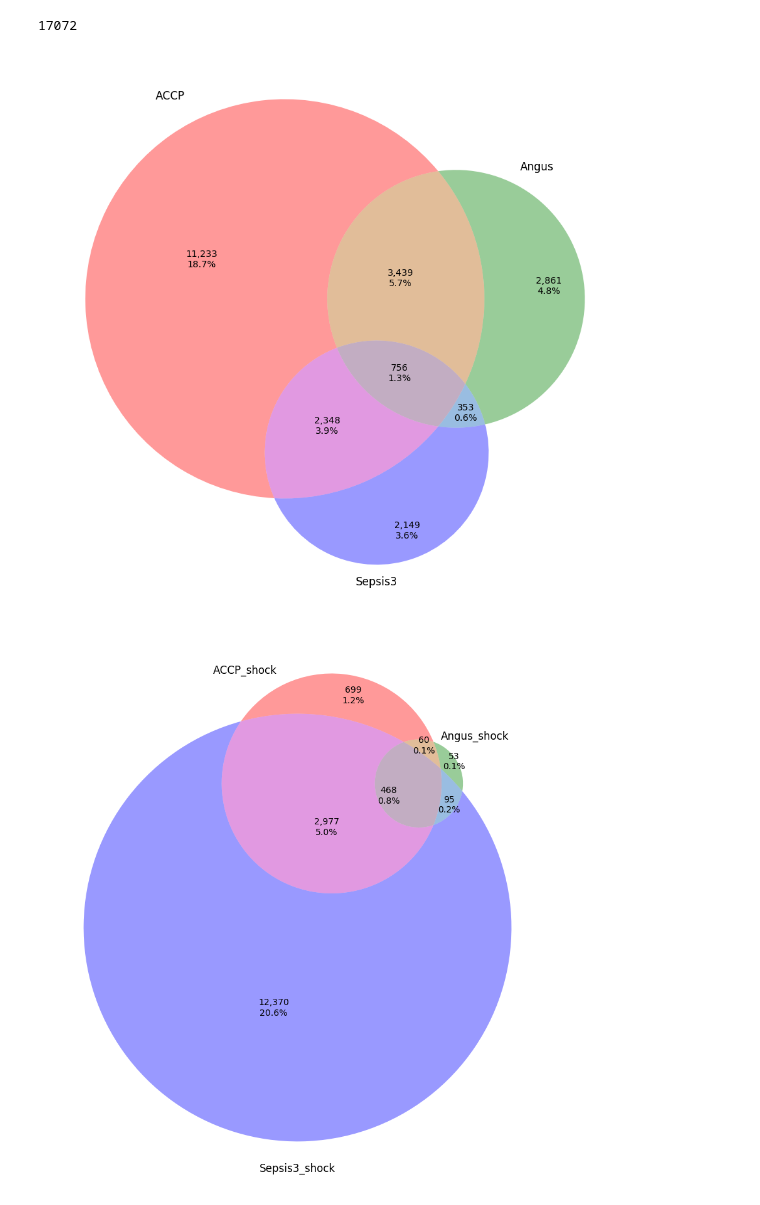
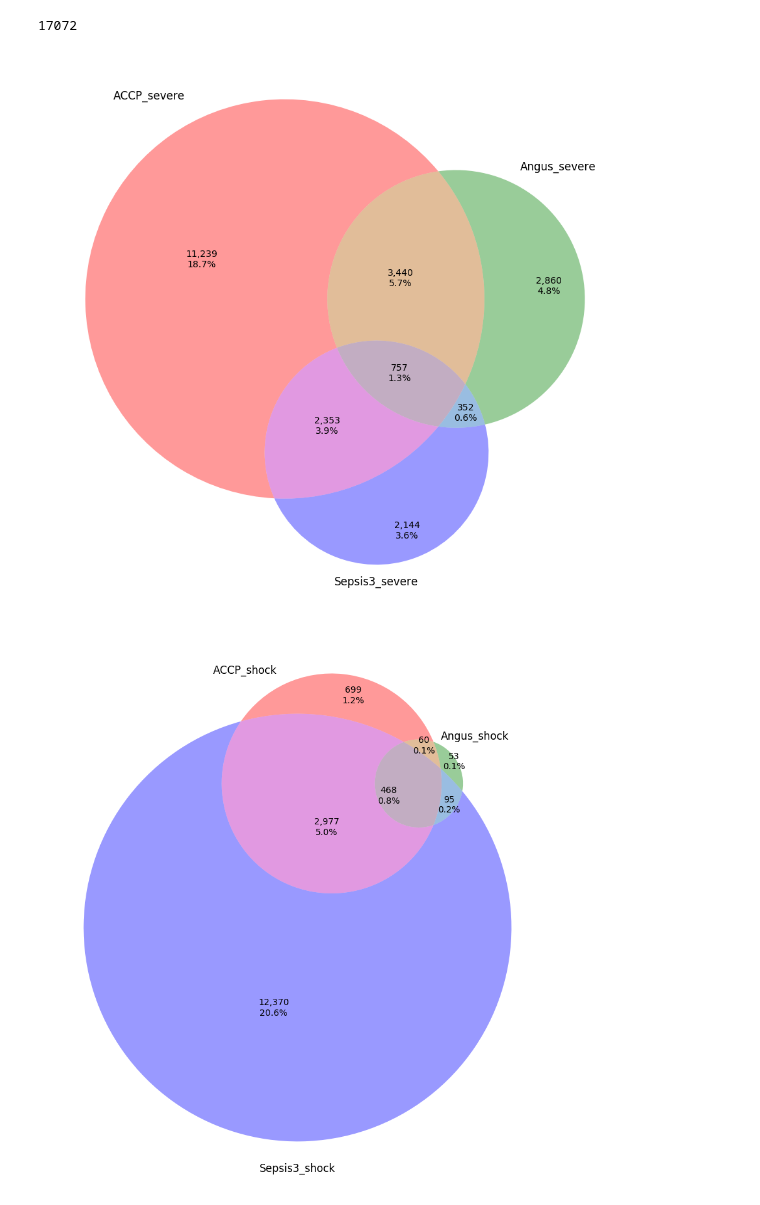
Before and after one commit to parisni/mimic, a Jupyter notebook: mimic3/ANGUS2013/sepsis.ipynb, the cells around one changed output. Cells and saved outputs as stored; diff of their text form; code cells hidden in the pictures.

```diff
--- a/mimic3/ANGUS2013/sepsis.ipynb
+++ b/mimic3/ANGUS2013/sepsis.ipynb
@@ -119,8 +119,8 @@ angus_shock = set(angus_shock['hadm_id'])
 # 2.a) 2 critères dans chap general et inflamatory
 # 2.b) 1 dans Soit organ disf SOIT tissue hypo SOIT émodynamique variable
 ## SEPSIS TOUT COURT: 2 crit dans general et inflamatory
-accp = get_data('SELECT distinct hadm_id FROM sepsis.accp_deliberation WHERE type = 2')
-accp_severe = set(accp['hadm_id'])
+accp_severe = get_data('SELECT distinct hadm_id FROM sepsis.accp_deliberation WHERE type = 2')
+accp_severe = set(accp_severe['hadm_id'])
 # %%
 #ACCP_SIMPLE
 # 1) dans infection icd9
@@ -164,14 +164,14 @@ sepsis3_shock = set(sepsis3_shock['hadm_id'])
 # %%
 import pylab as plt
 from matplotlib_venn import venn3
 plt.figure(figsize=[16,16])
 plt.rcParams.update({'font.size': 14})
-venn3([accp_severe, angus_severe, sepsis3_severe], ('ACCP', 'Angus', 'Sepsis3'),
+venn3([accp_severe, angus_severe, sepsis3_severe], ('ACCP_severe', 'Angus_severe', 'Sepsis3_severe'),
 subset_label_formatter=lambda x: '{:,}\n{:2.1f}%'.format(x, x*100.0/60000))
 plt.savefig('sepsis3-venn.png')
 plt.show()
 # %% [output]
-[figure, old version]
+[figure, new version]
 # %%
 import pylab as plt
 from matplotlib_venn import venn3
```
Also changed, not shown: parts of 5 cells of this notebook, 3 other files.
